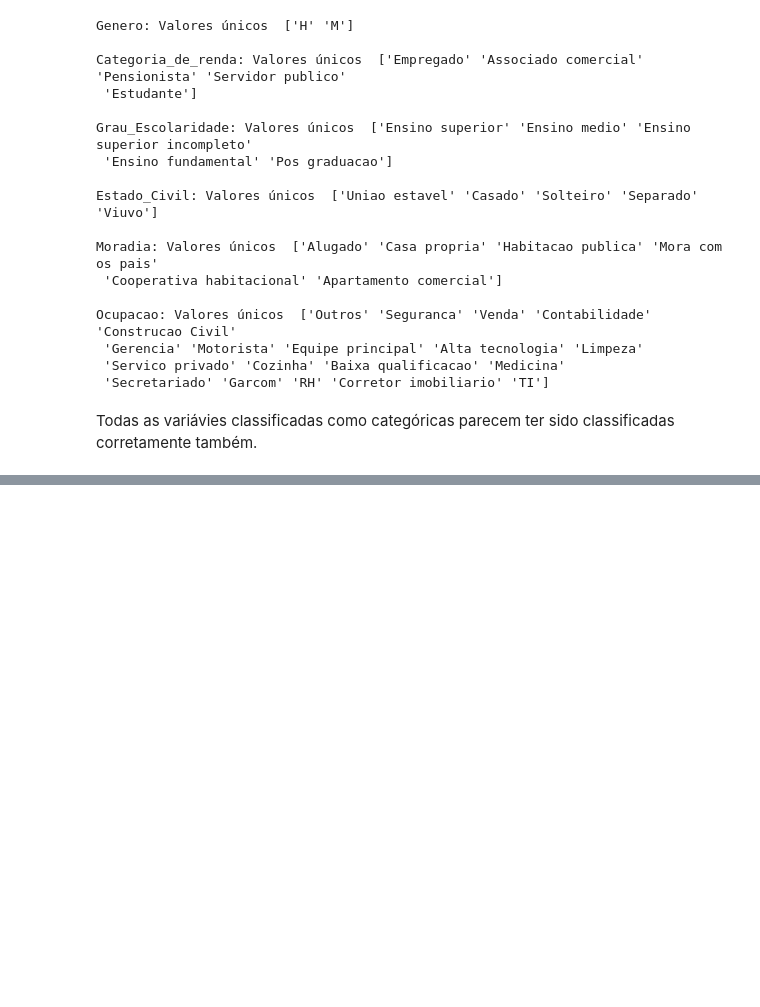
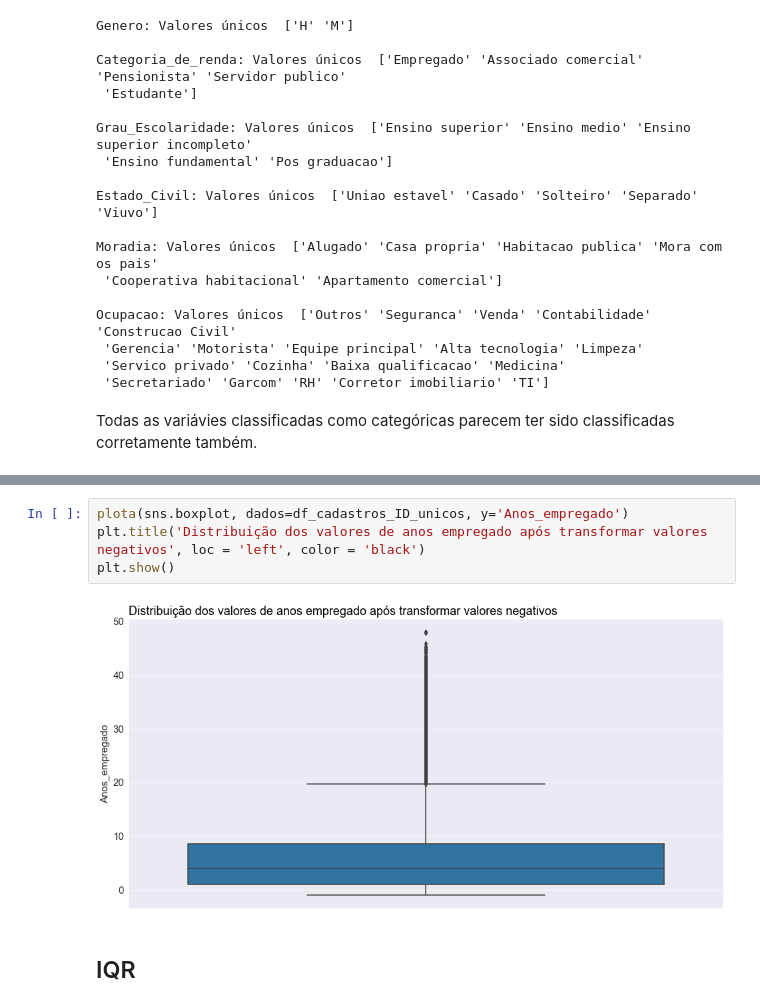
Before and after one commit to PedroHCAlmeida/Bootcamp_alura, a Jupyter notebook: Extra/Aulas_modulo_extra.ipynb, the cells around one changed output, grey strips where cells are left out. Saved outputs shown, nothing was run; the diff lists cells and outputs as text; blank space fills up the shorter version.

```diff
--- a/Extra/Aulas_modulo_extra.ipynb
+++ b/Extra/Aulas_modulo_extra.ipynb
@@ -200,0 +333,8 @@ Todas as variávies classificadas como categóricas parecem ter sido classificad
+# %%
+plota(sns.boxplot, dados=df_cadastros_ID_unicos, y='Anos_empregado')
+plt.title('Distribuição dos valores de anos empregado após transformar valores negativos', loc = 'left', color = 'black')
+plt.show()
+# %% [output]
+[figure, added]
+# %% [markdown]
+## IQR
```
Also changed, not shown: parts of 85 cells of this notebook.
